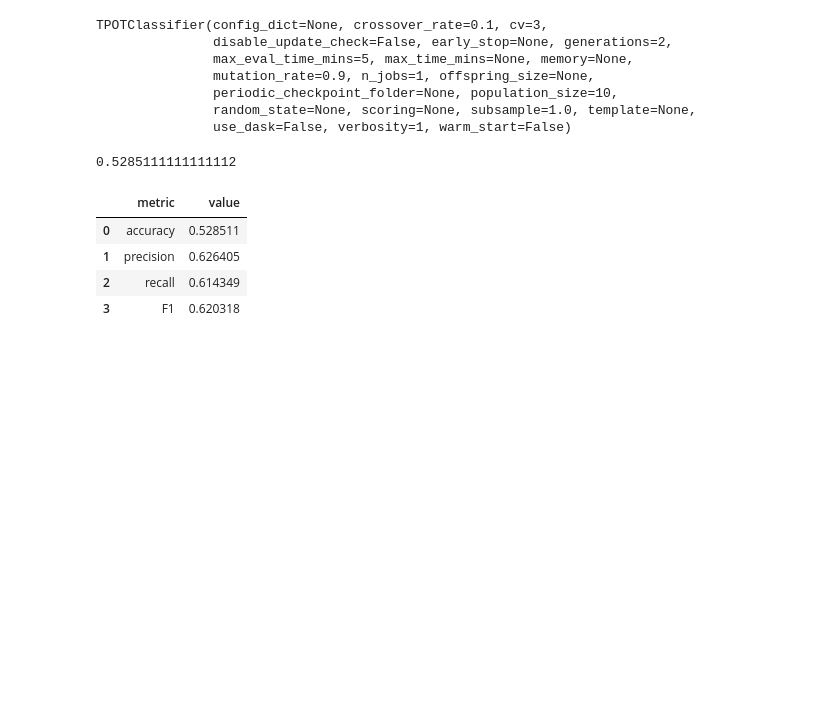
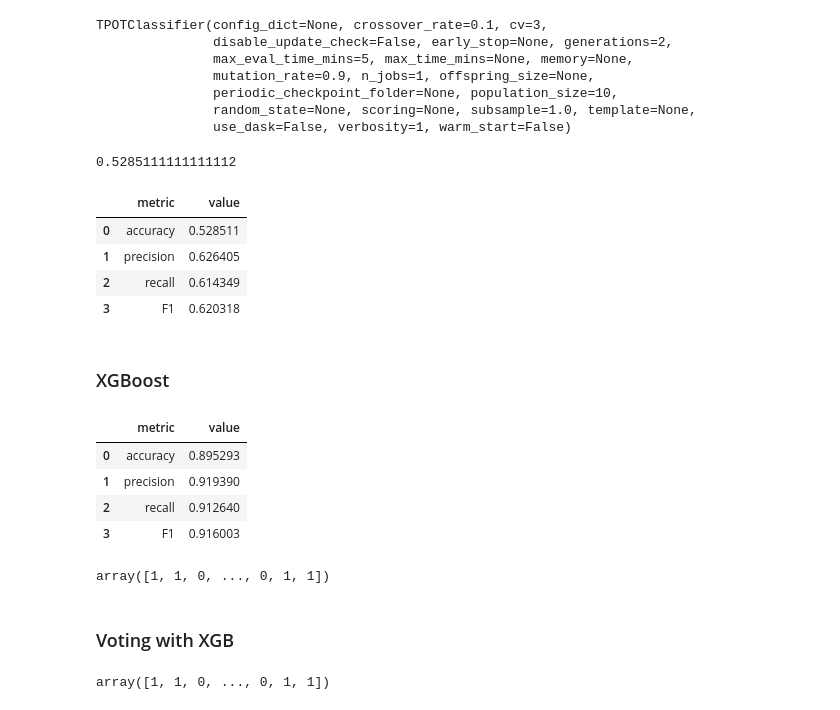
Before and after one commit to mathdoug/ML1_Kaggle, a Jupyter notebook: data/Model.ipynb, the cells around one changed output. Cells and saved outputs as stored; diff of their text form; code cells hidden in the pictures; blank space fills up the shorter version.

Commit message:
xgboost and spacy implementation trial 1

```diff
--- a/data/Model.ipynb
+++ b/data/Model.ipynb
@@ -394,3 +462,5 @@ evaluate_model(pred, y[-90000:])
 | 1 | precision | 0.626405 |
 | 2 | recall | 0.614349 |
 | 3 | F1 | 0.620318 |
+# %% [markdown]
+### XGBoost
@@ -396,0 +471,20 @@ evaluate_model(pred, y[-90000:])
+# %%
+xg_cl = xgb.XGBClassifier()
+xg_cl.fit(X_train, y_train)
+
+preds = xg_cl.predict(X_test)
+evaluate_model(preds, y_test)
+# %% [output]
+|  | metric | value |
+| 0 | accuracy | 0.895293 |
+| 1 | precision | 0.919390 |
+| 2 | recall | 0.912640 |
+| 3 | F1 | 0.916003 |
+# %%
+df_test = pd.read_csv("df_test.csv")
+x = df_test[columns]
+predictions = xg_cl.predict(x)
+
+predictions
+# %% [output]
+array([1, 1, 0, ..., 0, 1, 1])
@@ -396,0 +495,29 @@ evaluate_model(pred, y[-90000:])
+# %% [markdown]
+### Voting with XGB
+# %%
+from sklearn.ensemble import VotingClassifier
+from sklearn.ensemble import GradientBoostingClassifier
+from sklearn.ensemble import RandomForestClassifier
+from sklearn.neural_network import MLPClassifier
+
+
+
+clf1 = RandomForestClassifier(n_estimators=7, max_depth=16, random_state=0)
+
+#clf2 = GradientBoostingClassifier(n_estimators=100,
+                                  #learning_rate=1.0,
+                                  #max_depth=1, random_state=0)
+clf3 = MLPClassifier(activation = 'logistic',solver='adam', alpha=1e-5,hidden_layer_sizes=(5, 2))
+
+xg_cl = xgb.XGBClassifier()
+#('ABC', clf3)
+
+eclf1 = VotingClassifier(estimators=[
+    ('RF', clf1), ('XGB', xg_cl),("MLP", clf3)], voting='soft')
+
+eclf1 = eclf1.fit(X_train, y_train)
+predictions = eclf1.predict(x)
+
+predictions
+# %% [output]
+array([1, 1, 0, ..., 0, 1, 1])
```
Also changed, not shown: parts of 15 cells of this notebook, 1 other file.
